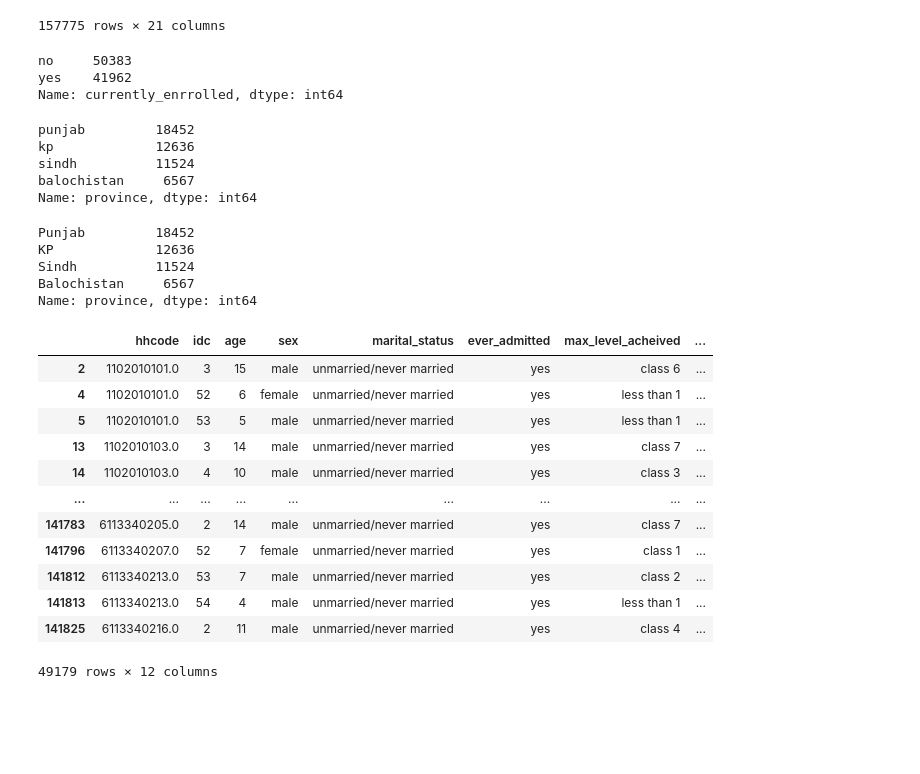
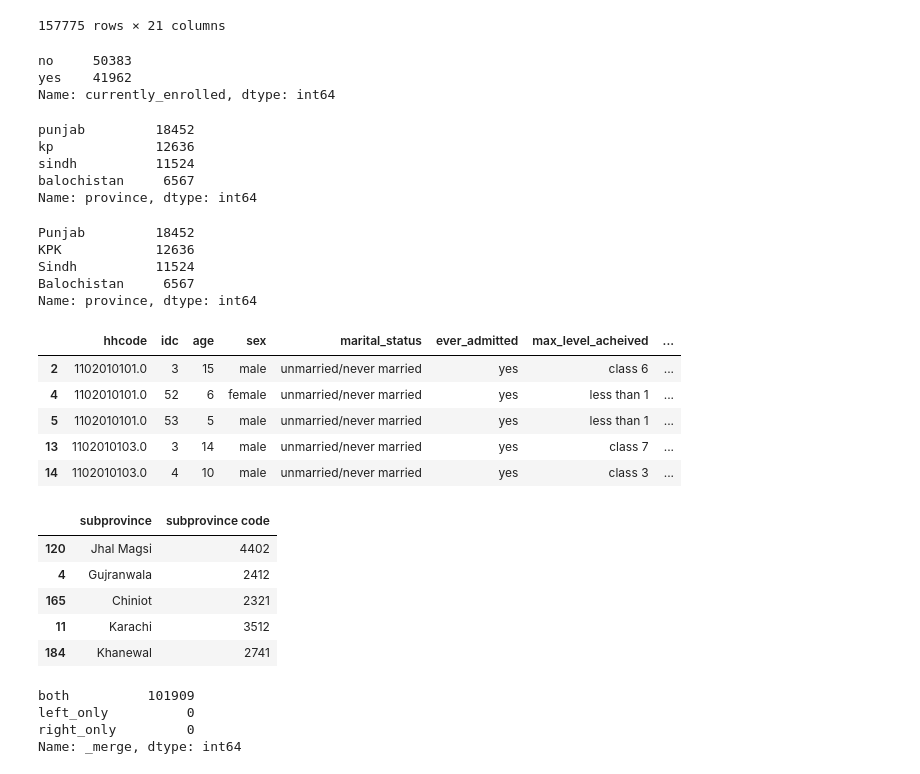
Before and after one commit to preetkhowaja/taliban_impact_pakistan, a Jupyter notebook: 10_data_cleaning/PSLM-1516.ipynb, the cells around one changed output. Cells and saved outputs as stored; diff of their text form; code cells hidden in the pictures; blank space fills up the shorter version.

```diff
--- a/10_data_cleaning/PSLM-1516.ipynb
+++ b/10_data_cleaning/PSLM-1516.ipynb
@@ -17,5 +17,5 @@ data_1516.head()
 # %%
 # Create a yes/no column for "ever admitted"
 data_1516['ever_admitted']= data_1516[["s2ac04"]]
-data_1516['currently_enrrolled']= data_1516["s2ac06"]
+data_1516['currently_enrolled']= data_1516["s2ac06"]
 # %%
@@ -28,7 +28,6 @@ Name: currently_enrrolled, dtype: int64
 # Reduce to the questions of interest (4 questions):
 
 data_1516["max_level_acheived"] = data_1516["s2ac05"]
-data_1516["why_not"] = np.nan
 
 # keeping ID Code which is a personal identifier for household member
 C_relevant = data_1516[
@@ -36,8 +35,7 @@ C_relevant = data_1516[
         "hhcode",
         "ever_admitted",
         "max_level_acheived",
-        "currently_enrrolled",
-        "why_not",
+        "currently_enrolled",
         "region",
         "province",
         "idc"
@@ -80,11 +78,11 @@ B_relevant = roster_data[['hhcode', 'idc', 'age', 'sex', 'marital_status']].copy
 # MERGE
 years15_16 = pd.merge(B_relevant, C_relevant, on=["hhcode", 'idc'], how='inner', indicator=False)
 # Evaluate merge by checking value counts for currently enrolled individuals
-years15_16.currently_enrrolled.value_counts()
+years15_16.currently_enrolled.value_counts()
 # %% [output]
 no     50383
 yes    41962
-Name: currently_enrrolled, dtype: int64
+Name: currently_enrolled, dtype: int64
 # %%
 # Select people in school enrollment age (I would say 4-10 years old)
 years15_16 = years15_16.loc[(years15_16["age"] >= 4)&(years15_16["age"] <= 15)]
@@ -100,32 +98,50 @@ Name: province, dtype: int64
 # %%
 # Re-spell the names
 years15_16['province'].replace('punjab', 'Punjab', inplace = True)
-years15_16['province'].replace('kp', 'KP', inplace = True)
+years15_16['province'].replace('kp', 'KPK', inplace = True)
 years15_16['province'].replace('sindh', 'Sindh', inplace = True)
 years15_16['province'].replace('balochistan', 'Balochistan', inplace = True)
 years15_16.province.value_counts()
 # %% [output]
 Punjab         18452
-KP             12636
+KPK            12636
 Sindh          11524
 Balochistan     6567
 Name: province, dtype: int64
 # %%
 # Lets see which hh codes we have:
 years15_16["hhcode"] = years15_16["hhcode"].astype("str")
 years15_16['subprovince code']= years15_16['hhcode'].apply(lambda x: x[0:4])
-years15_16
+years15_16["subprovince code"] = years15_16["subprovince code"].astype("int")
+years15_16.head()
 # %% [output]
 |  | hhcode | idc | age | sex | marital_status | ever_admitted | max_level_acheived | ... |
 | 2 | 1102010101.0 | 3 | 15 | male | unmarried/never married | yes | class 6 | ... |
 | 4 | 1102010101.0 | 52 | 6 | female | unmarried/never married | yes | less than 1 | ... |
 | 5 | 1102010101.0 | 53 | 5 | male | unmarried/never married | yes | less than 1 | ... |
 | 13 | 1102010103.0 | 3 | 14 | male | unmarried/never married | yes | class 7 | ... |
 | 14 | 1102010103.0 | 4 | 10 | male | unmarried/never married | yes | class 3 | ... |
-| ... | ... | ... | ... | ... | ... | ... | ... | ... |
-| 141783 | 6113340205.0 | 2 | 14 | male | unmarried/never married | yes | class 7 | ... |
-| 141796 | 6113340207.0 | 52 | 7 | female | unmarried/never married | yes | class 1 | ... |
-| 141812 | 6113340213.0 | 53 | 7 | male | unmarried/never married | yes | class 2 | ... |
-| 141813 | 6113340213.0 | 54 | 4 | male | unmarried/never married | yes | less than 1 | ... |
-| 141825 | 6113340216.0 | 2 | 11 | male | unmarried/never married | yes | class 4 | ... |
-49179 rows × 12 columns
+# %%
+stratum_data_1516 = pd.read_csv('/Users/preetkhowaja/Documents/midssp2022/unifying/uds-2022-ids-701-team-3/00_source_data/stratum1516.csv')
+stratum_data_1516['subprovince code'] = stratum_data_1516['HHCode:5']
+stratum_data_1516 = stratum_data_1516[['STRATUM(city)', 'subprovince code']]
+stratum_data_1516.rename(columns = {'STRATUM(city)': 'subprovince'}, inplace = True)
+stratum_data_1516.sample(5)
+# %% [output]
+|  | subprovince | subprovince code |
+| 120 | Jhal Magsi | 4402 |
+| 4 | Gujranwala | 2412 |
+| 165 | Chiniot | 2321 |
+| 11 | Karachi | 3512 |
+| 184 | Khanewal | 2741 |
+# %%
+# Merge stratum data with edu and sex data
+years15_16_ = pd.merge(years15_16, stratum_data_1516, on=["subprovince code"], how='inner', indicator=True)
+
+# Evaluate merge
+years15_16_._merge.value_counts()
+# %% [output]
+both          101909
+left_only          0
+right_only         0
+Name: _merge, dtype: int64
```
Also changed, not shown: parts of 7 cells of this notebook, 5 other files.
